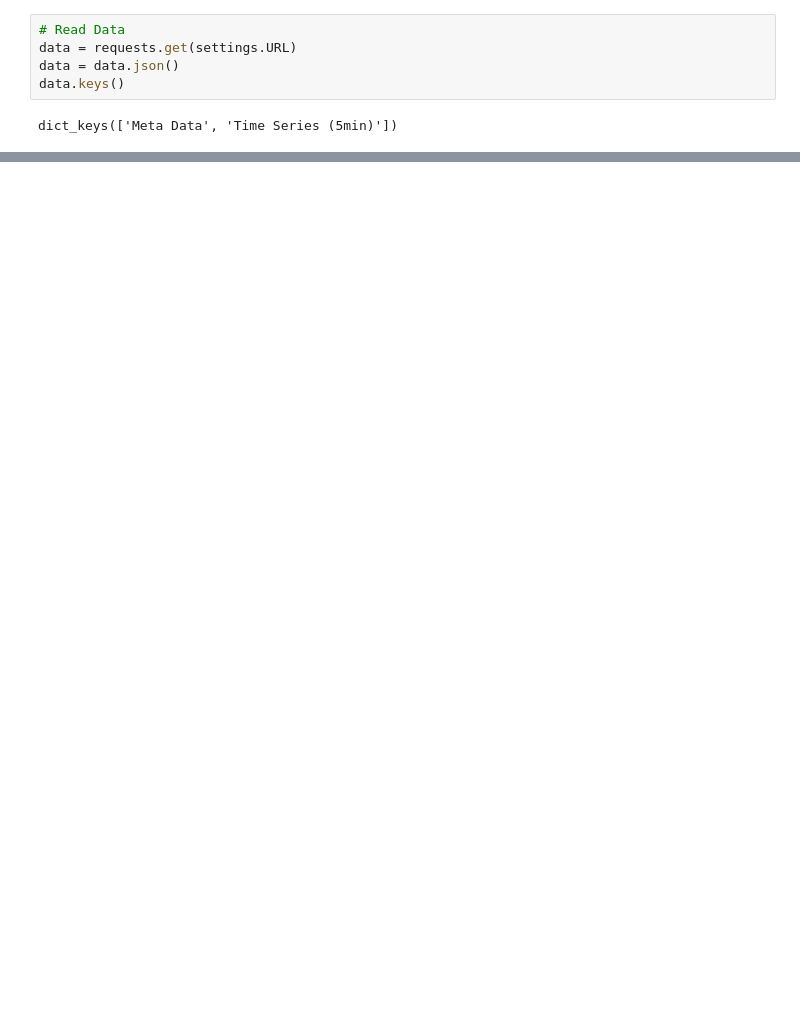
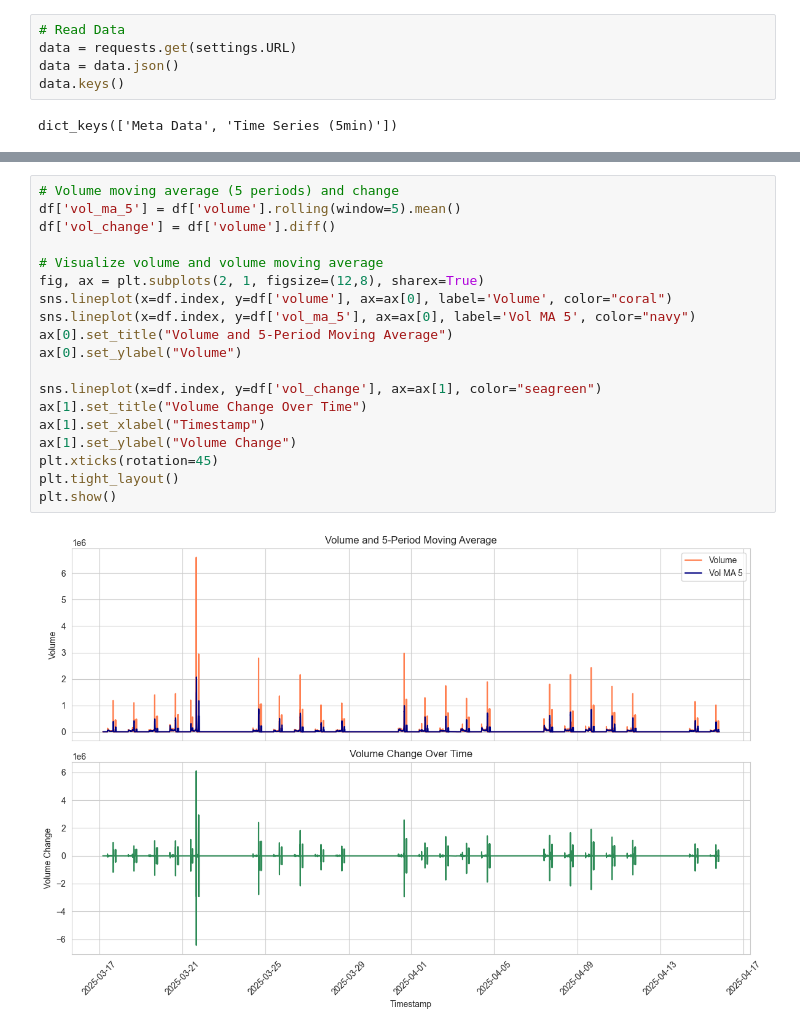
Before and after one commit to yordanoswuletaw/future-market, a Jupyter notebook: notebooks/stock_data_eda.ipynb, the cells around one changed output, grey strips where cells are left out. Drawn from its saved outputs; the diff is of its cells as text; blank space fills up the shorter version.

```diff
--- a/notebooks/stock_data_eda.ipynb
+++ b/notebooks/stock_data_eda.ipynb
@@ -143,0 +201,21 @@ os.cpu_count()
+# %%
+# Volume moving average (5 periods) and change
+df['vol_ma_5'] = df['volume'].rolling(window=5).mean()
+df['vol_change'] = df['volume'].diff()
+
+# Visualize volume and volume moving average
+fig, ax = plt.subplots(2, 1, figsize=(12,8), sharex=True)
+sns.lineplot(x=df.index, y=df['volume'], ax=ax[0], label='Volume', color="coral")
+sns.lineplot(x=df.index, y=df['vol_ma_5'], ax=ax[0], label='Vol MA 5', color="navy")
+ax[0].set_title("Volume and 5-Period Moving Average")
+ax[0].set_ylabel("Volume")
+
+sns.lineplot(x=df.index, y=df['vol_change'], ax=ax[1], color="seagreen")
+ax[1].set_title("Volume Change Over Time")
+ax[1].set_xlabel("Timestamp")
+ax[1].set_ylabel("Volume Change")
+plt.xticks(rotation=45)
+plt.tight_layout()
+plt.show()
+# %% [output]
+[figure, added]
```
Also changed, not shown: parts of 32 cells of this notebook, 12 other files.
